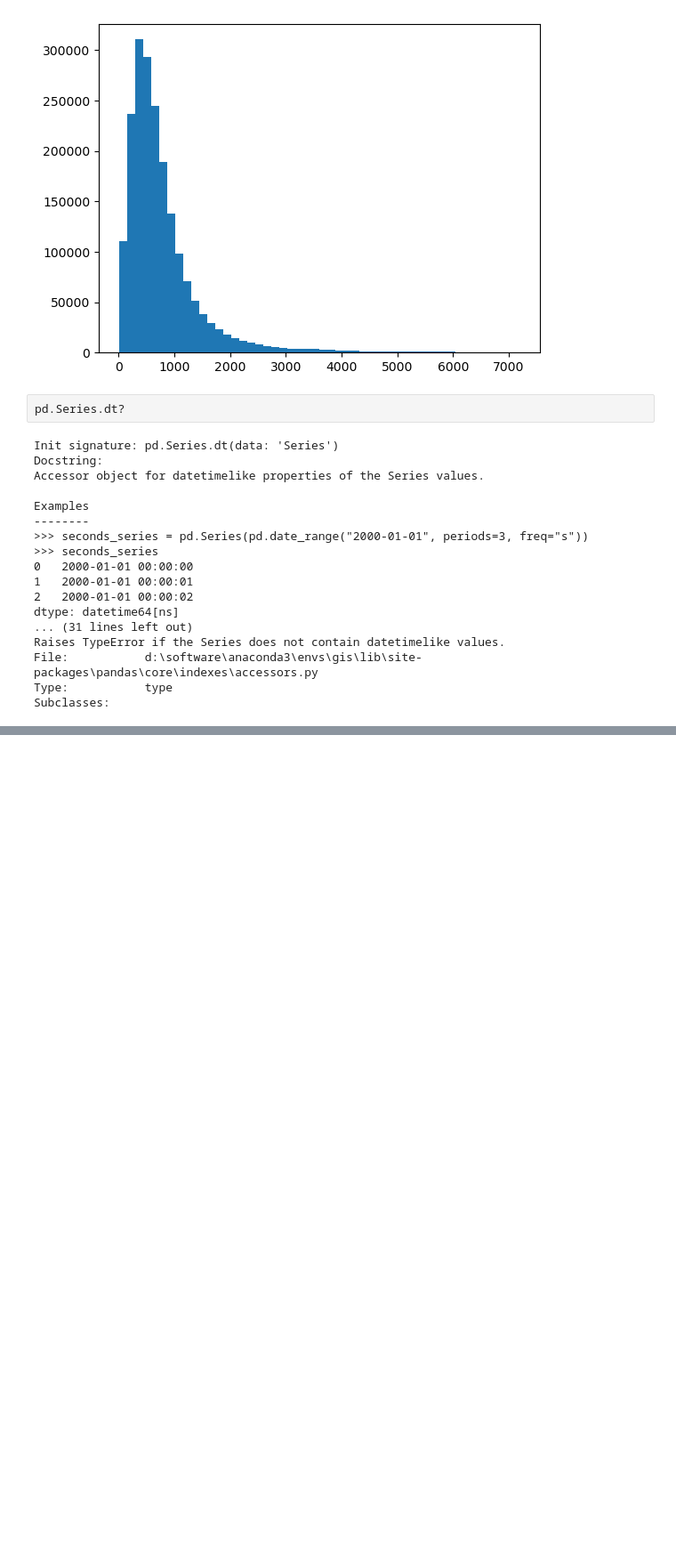
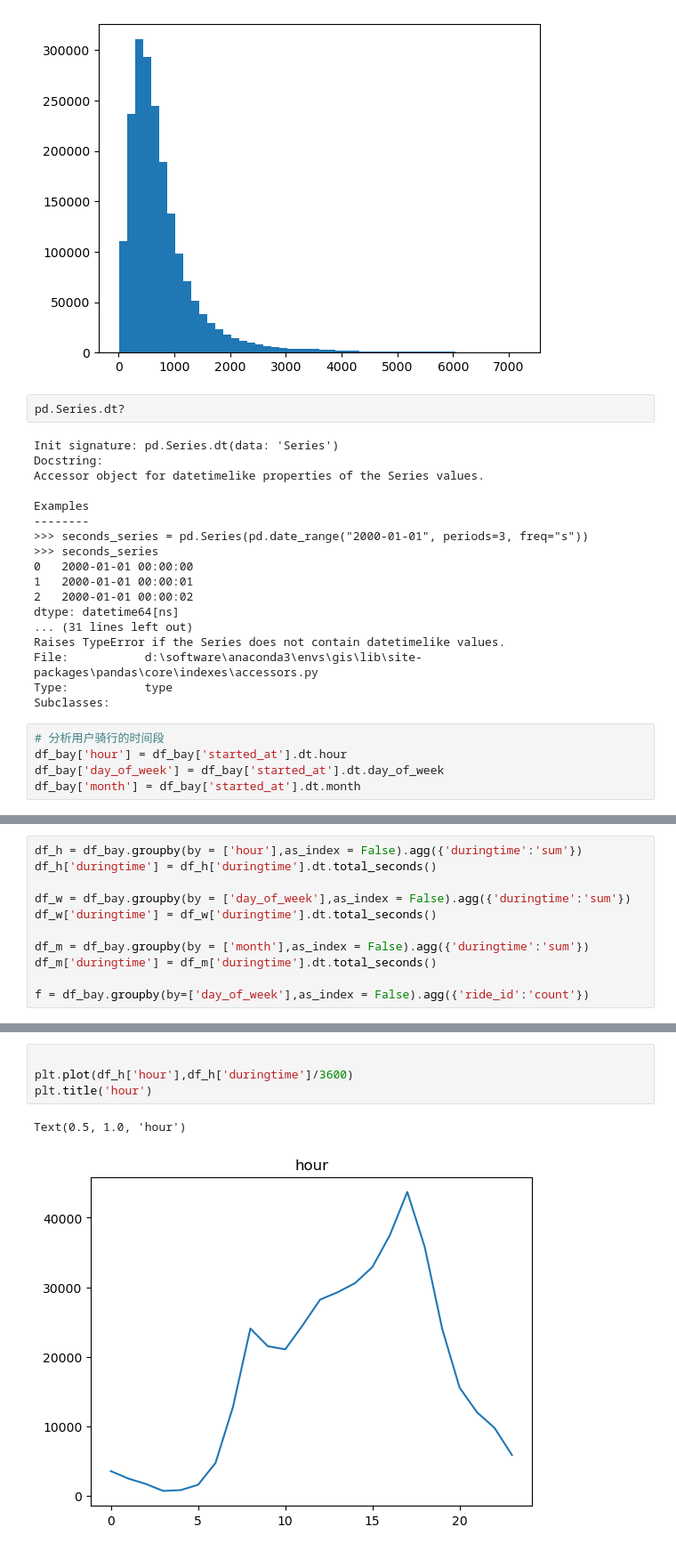
Before and after one commit to lun55/GIS_Learn, a Jupyter notebook: Jupyter/Bay_Wheels.ipynb, the cells around one changed output, grey strips where cells are left out. Shown at 89% size. Drawn from its saved outputs; the diff is of its cells as text; blank space fills up the shorter version.

```diff
--- a/Jupyter/Bay_Wheels.ipynb
+++ b/Jupyter/Bay_Wheels.ipynb
@@ -228,3 +226,8 @@ Raises TypeError if the Series does not contain datetimelike values.
 File:           d:\software\anaconda3\envs\gis\lib\site-packages\pandas\core\indexes\accessors.py
 Type:           type
 Subclasses:
+# %%
+# 分析用户骑行的时间段
+df_bay['hour'] = df_bay['started_at'].dt.hour
+df_bay['day_of_week'] = df_bay['started_at'].dt.day_of_week
+df_bay['month'] = df_bay['started_at'].dt.month
@@ -230,0 +243,11 @@ Subclasses:
+# %%
+df_h = df_bay.groupby(by = ['hour'],as_index = False).agg({'duringtime':'sum'})
+df_h['duringtime'] = df_h['duringtime'].dt.total_seconds()
+
+df_w = df_bay.groupby(by = ['day_of_week'],as_index = False).agg({'duringtime':'sum'})
+df_w['duringtime'] = df_w['duringtime'].dt.total_seconds()
+
+df_m = df_bay.groupby(by = ['month'],as_index = False).agg({'duringtime':'sum'})
+df_m['duringtime'] = df_m['duringtime'].dt.total_seconds()
+
+f = df_bay.groupby(by=['day_of_week'],as_index = False).agg({'ride_id':'count'})
@@ -230,0 +263,7 @@ Subclasses:
+# %%
+
+plt.plot(df_h['hour'],df_h['duringtime']/3600)
+plt.title('hour')
+# %% [output]
+Text(0.5, 1.0, 'hour')
+[figure, added]
```
Also changed, not shown: parts of 7 cells of this notebook.
